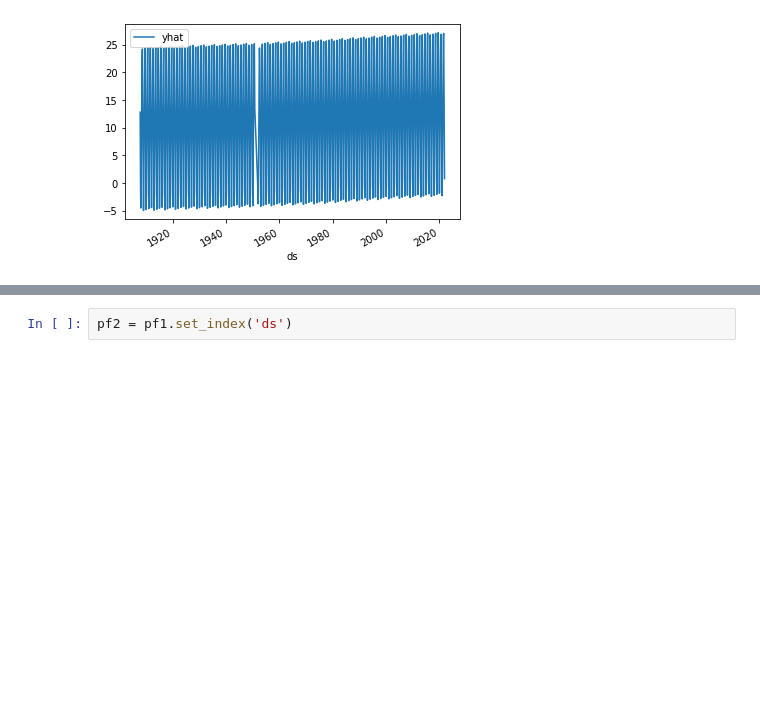
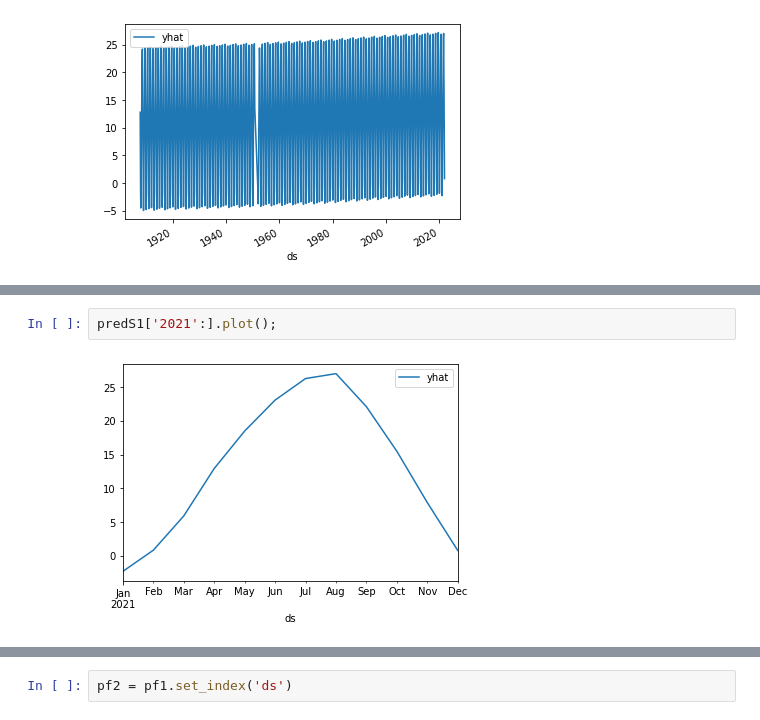
Before and after one commit to koreabao/public_data, a Jupyter notebook: 날씨_1.ipynb, the cells around one changed output, grey strips where cells are left out. Cells and saved outputs as stored; diff of their text form; blank space fills up the shorter version.

```diff
--- a/날씨_1.ipynb
+++ b/날씨_1.ipynb
@@ -250 +250,5 @@ predS1[:'2020-09-01'].plot();
+# %%
+predS1['2021':].plot();
+# %% [output]
+[figure, added]
 # %%
```
Also changed, not shown: parts of 7 cells of this notebook.
